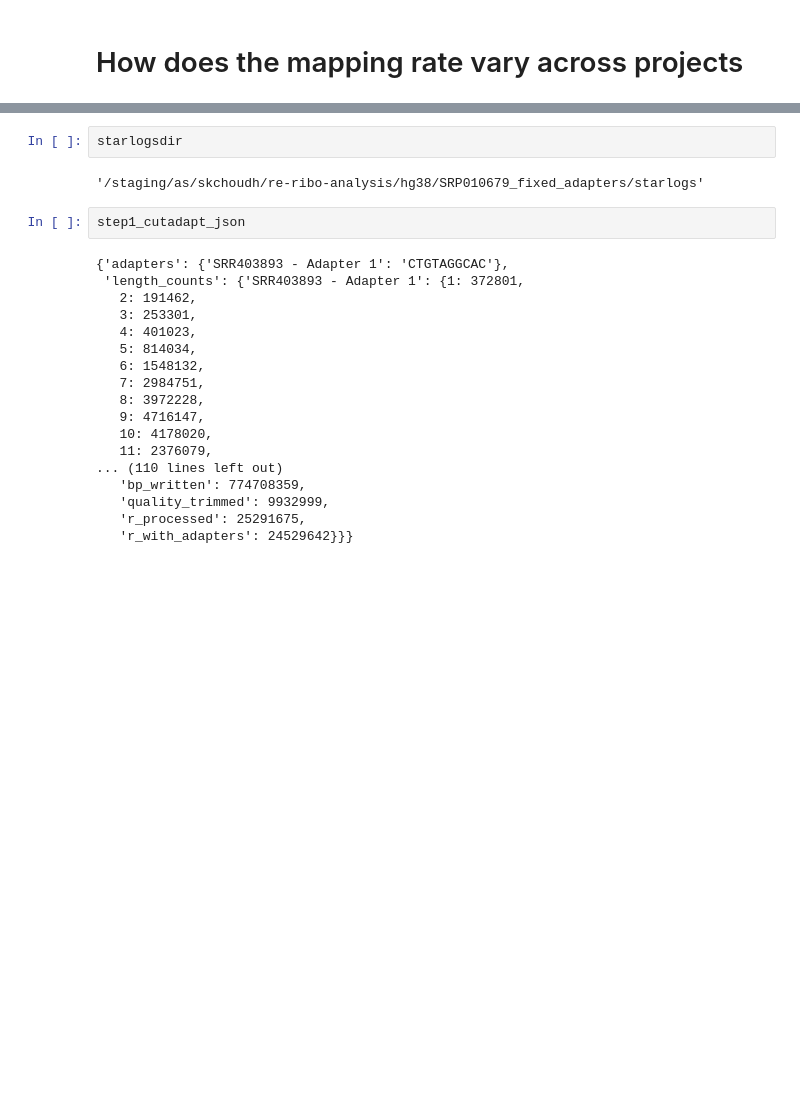
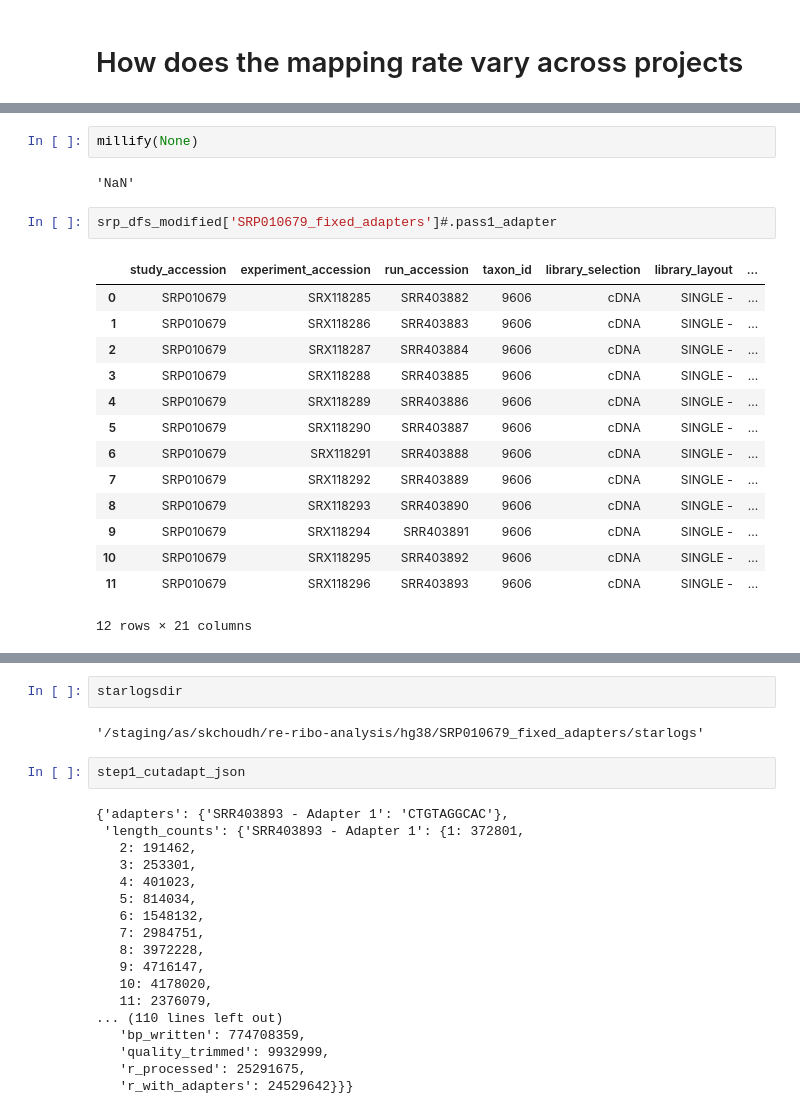
Before and after one commit to saketkc/re-ribo-smk, a Jupyter notebook: notebooks/06. Quality Analysis Across.ipynb, the cells around one changed output, grey strips where cells are left out. Saved outputs shown, nothing was run; the diff lists cells and outputs as text; blank space fills up the shorter version.

```diff
--- a/notebooks/06. Quality Analysis Across.ipynb
+++ b/notebooks/06. Quality Analysis Across.ipynb
@@ -138 +134,22 @@ for srp in datasets_processed_assemblywise[assembly]:
         srp_dfs_modified[srp] = srp_df
+# %%
+millify(None)
+# %% [output]
+'NaN'
+# %%
+srp_dfs_modified['SRP010679_fixed_adapters']#.pass1_adapter
+# %% [output]
+|  | study_accession | experiment_accession | run_accession | taxon_id | library_selection | library_layout | ... |
+| 0 | SRP010679 | SRX118285 | SRR403882 | 9606 | cDNA | SINGLE - | ... |
+| 1 | SRP010679 | SRX118286 | SRR403883 | 9606 | cDNA | SINGLE - | ... |
+| 2 | SRP010679 | SRX118287 | SRR403884 | 9606 | cDNA | SINGLE - | ... |
+| 3 | SRP010679 | SRX118288 | SRR403885 | 9606 | cDNA | SINGLE - | ... |
+| 4 | SRP010679 | SRX118289 | SRR403886 | 9606 | cDNA | SINGLE - | ... |
+| 5 | SRP010679 | SRX118290 | SRR403887 | 9606 | cDNA | SINGLE - | ... |
+| 6 | SRP010679 | SRX118291 | SRR403888 | 9606 | cDNA | SINGLE - | ... |
+| 7 | SRP010679 | SRX118292 | SRR403889 | 9606 | cDNA | SINGLE - | ... |
+| 8 | SRP010679 | SRX118293 | SRR403890 | 9606 | cDNA | SINGLE - | ... |
+| 9 | SRP010679 | SRX118294 | SRR403891 | 9606 | cDNA | SINGLE - | ... |
+| 10 | SRP010679 | SRX118295 | SRR403892 | 9606 | cDNA | SINGLE - | ... |
+| 11 | SRP010679 | SRX118296 | SRR403893 | 9606 | cDNA | SINGLE - | ... |
+12 rows × 21 columns
```
Also changed, not shown: parts of 7 cells of this notebook, 1 other file.
